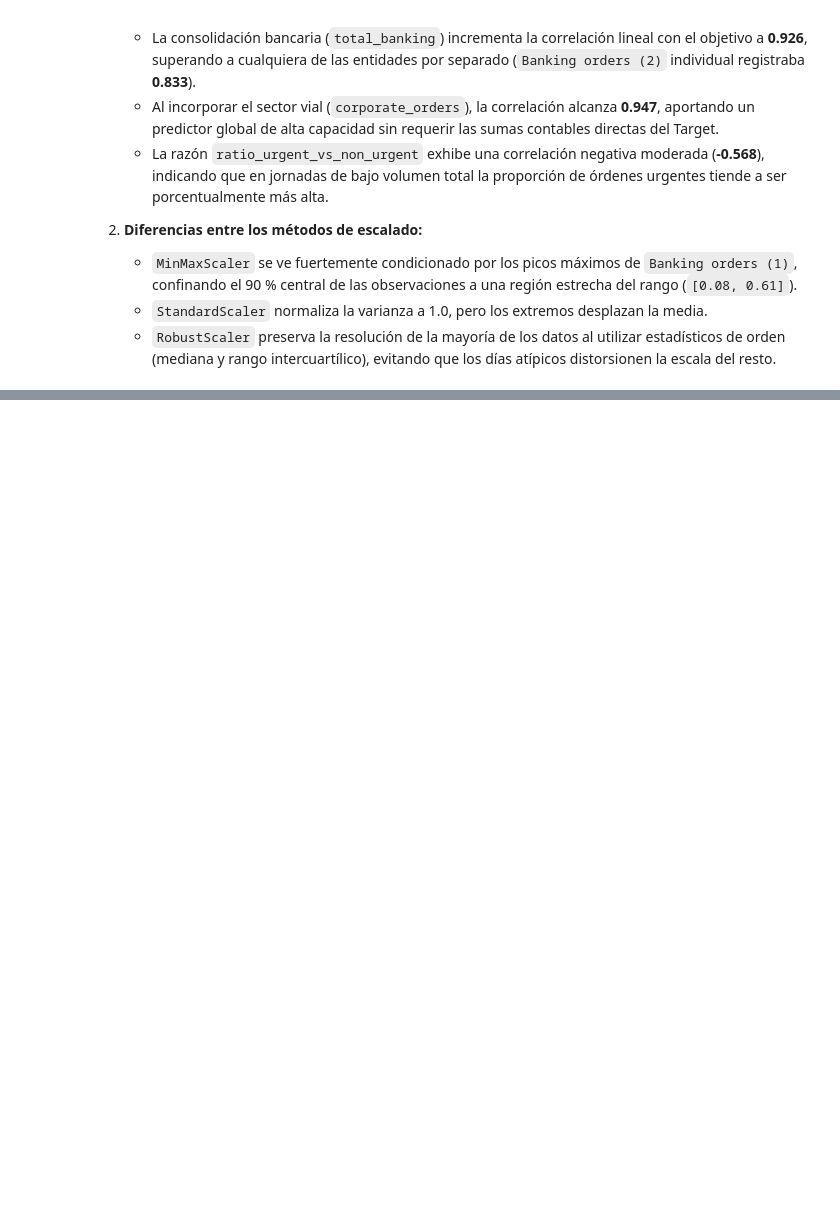
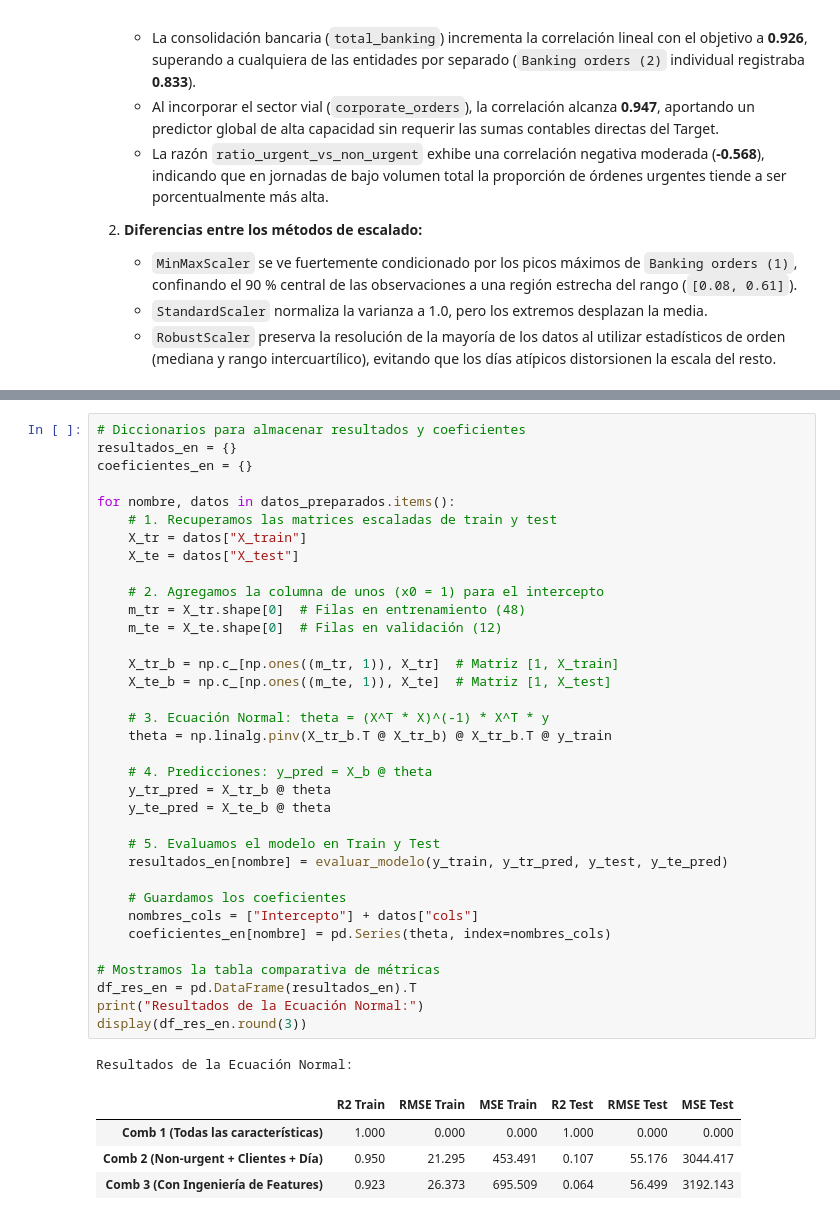
Before and after one commit to tdavidvergara/regresion-lineal-machine-learning, a Jupyter notebook: EDA_Regresion_Demanda.ipynb, the cells around one changed output, grey strips where cells are left out. Drawn from its saved outputs; the diff is of its cells as text; blank space fills up the shorter version.

```diff
--- a/EDA_Regresion_Demanda.ipynb
+++ b/EDA_Regresion_Demanda.ipynb
@@ -705,0 +786,41 @@ Evaluamos cuatro modelos dentro de un `Pipeline` de Scikit-learn para evitar fug
+# %%
+# Diccionarios para almacenar resultados y coeficientes
+resultados_en = {}
+coeficientes_en = {}
+
+for nombre, datos in datos_preparados.items():
+    # 1. Recuperamos las matrices escaladas de train y test
+    X_tr = datos["X_train"]
+    X_te = datos["X_test"]
+
+    # 2. Agregamos la columna de unos (x0 = 1) para el intercepto
+    m_tr = X_tr.shape[0]  # Filas en entrenamiento (48)
+    m_te = X_te.shape[0]  # Filas en validación (12)
+
+    X_tr_b = np.c_[np.ones((m_tr, 1)), X_tr]  # Matriz [1, X_train]
+    X_te_b = np.c_[np.ones((m_te, 1)), X_te]  # Matriz [1, X_test]
+
+    # 3. Ecuación Normal: theta = (X^T * X)^(-1) * X^T * y
+    theta = np.linalg.pinv(X_tr_b.T @ X_tr_b) @ X_tr_b.T @ y_train
+
+    # 4. Predicciones: y_pred = X_b @ theta
+    y_tr_pred = X_tr_b @ theta
+    y_te_pred = X_te_b @ theta
+
+    # 5. Evaluamos el modelo en Train y Test
+    resultados_en[nombre] = evaluar_modelo(y_train, y_tr_pred, y_test, y_te_pred)
+
+    # Guardamos los coeficientes
+    nombres_cols = ["Intercepto"] + datos["cols"]
+    coeficientes_en[nombre] = pd.Series(theta, index=nombres_cols)
+
+# Mostramos la tabla comparativa de métricas
+df_res_en = pd.DataFrame(resultados_en).T
+print("Resultados de la Ecuación Normal:")
+display(df_res_en.round(3))
+# %% [output]
+Resultados de la Ecuación Normal:
+|  | R2 Train | RMSE Train | MSE Train | R2 Test | RMSE Test | MSE Test |
+| Comb 1 (Todas las características) | 1.000 | 0.000 | 0.000 | 1.000 | 0.000 | 0.000 |
+| Comb 2 (Non-urgent + Clientes + Día) | 0.950 | 21.295 | 453.491 | 0.107 | 55.176 | 3044.417 |
+| Comb 3 (Con Ingeniería de Features) | 0.923 | 26.373 | 695.509 | 0.064 | 56.499 | 3192.143 |
```
Also changed, not shown: parts of 5 cells of this notebook.
